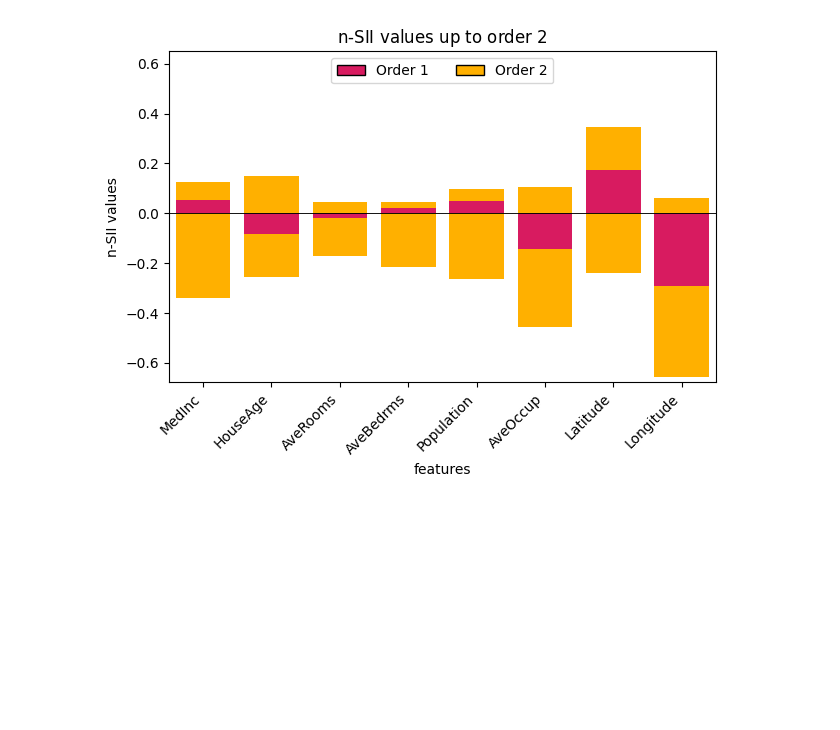
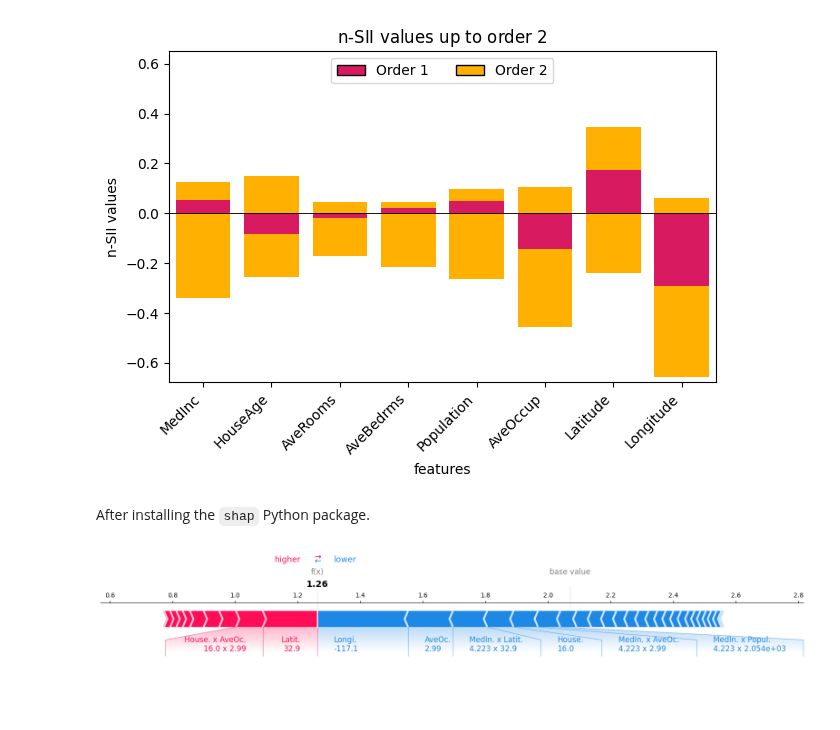
Before and after one commit to FabianK-Dev/shapiq, a Jupyter notebook: docs/source/notebooks/shapiq_scikit_learn.ipynb, the cells around one changed output. Cells and saved outputs as stored; diff of their text form; code cells hidden in the pictures; blank space fills up the shorter version.

```diff
--- a/docs/source/notebooks/shapiq_scikit_learn.ipynb
+++ b/docs/source/notebooks/shapiq_scikit_learn.ipynb
@@ -168,3 +170,9 @@ _ = shapiq.stacked_bar_plot(
 )
 # %% [output]
 [figure]
+# %% [markdown]
+After installing the `shap` Python package.
+# %%
+interaction_values.plot_force(feature_names=X.columns, feature_values=x)
+# %% [output]
+[figure, added]
```
Also changed, not shown: parts of 2 cells of this notebook, 6 other files.
